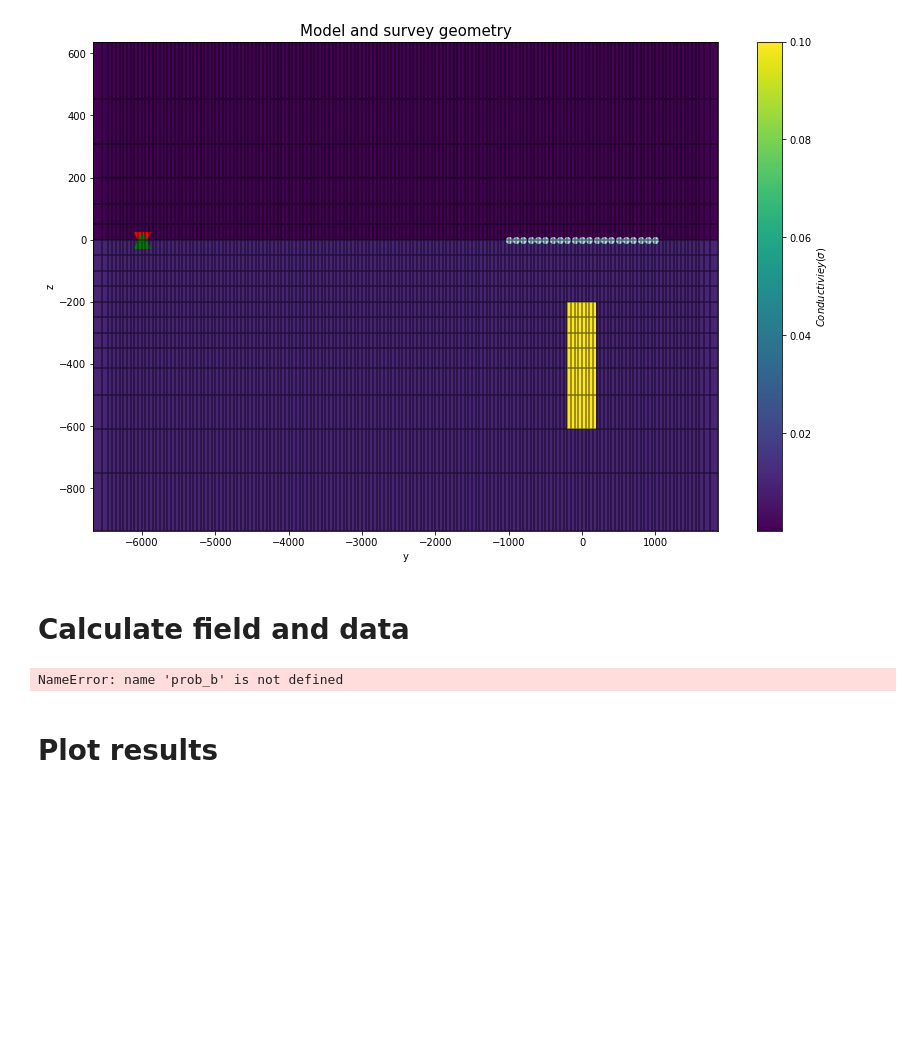
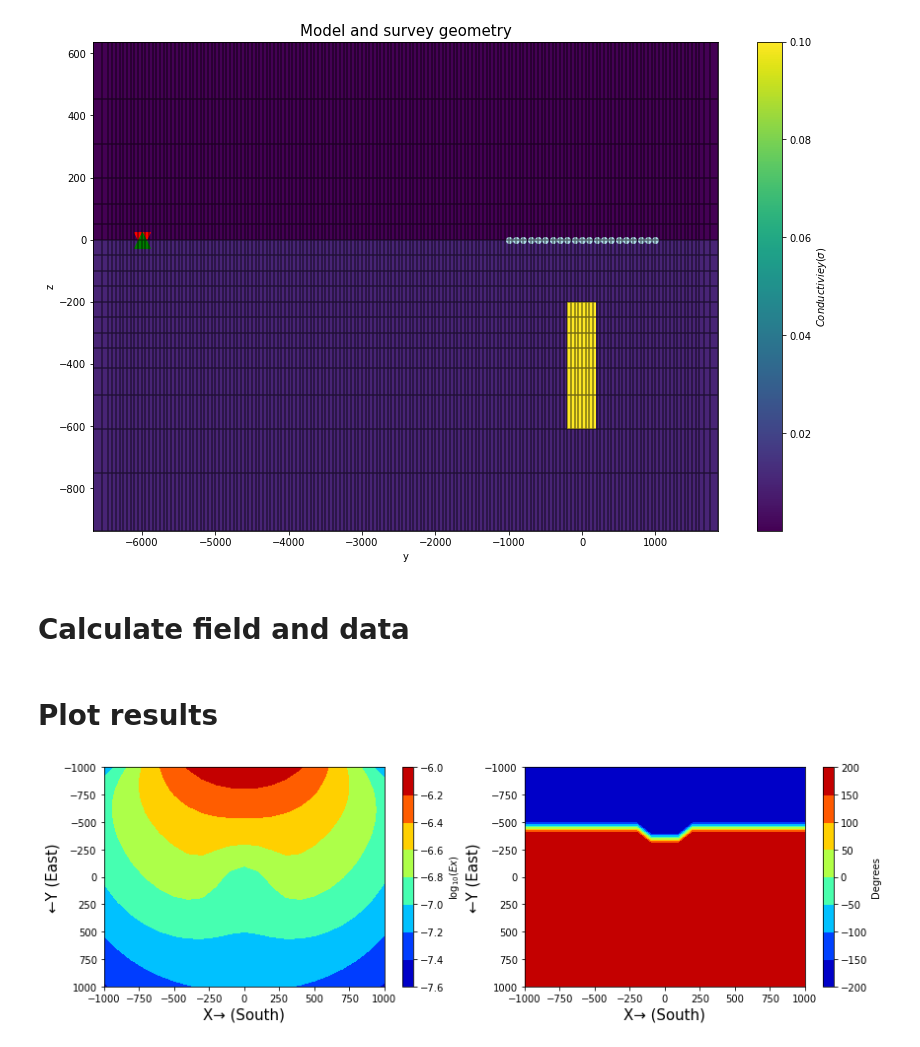
Before and after one commit to CSM-CGEM/cgem-simpeg-examples, a Jupyter notebook: fdem/CSEM Data Generation 3D.ipynb, the cells around one changed output. Drawn from its saved outputs; the diff is of its cells as text; code cells hidden in the pictures; blank space fills up the shorter version.

Commit message:
]
Muted magnetic part, and ploted the E data.

```diff
--- a/fdem/CSEM Data Generation 3D.ipynb
+++ b/fdem/CSEM Data Generation 3D.ipynb
@@ -236,13 +236,11 @@ plt.show()
 
 # Calculate fields
 e_field = prob_e.fields(sigma)    # Electric
-b_field = prob_b.fields(sigma)    # Magnetic
+#b_field = prob_b.fields(sigma)    # Magnetic
 
 # Calculate electric data and magnetic data
 e_data = survey_e.dpred(sigma, f=e_field)    # Electric
-b_data = survey_b.dpred(sigma, f=b_field)    # Magnetic
+#b_data = survey_b.dpred(sigma, f=b_field)    # Magnetic
-# %% [output]
-NameError: name 'prob_b' is not defined
 # %% [markdown]
 # Plot results
 # %%
@@ -254,14 +252,14 @@ NameError: name 'prob_b' is not defined
 # Separate real and imaginary parts
 e_data_real = e_data[0:len(rx_locs)]    # Electric
 e_data_imag = e_data[len(rx_locs):]
-b_data_real = b_data[0:len(rx_loc_x)]    # Magnetic
-b_data_imag = b_data[len(rx_loc_x):]
+#b_data_real = b_data[0:len(rx_loc_x)]    # Magnetic
+#b_data_imag = b_data[len(rx_loc_x):]
 
 # Calculate data amplitude and phase
 e_amp = np.sqrt(e_data_real**2 + e_data_imag**2)    # Electric
 e_phase = np.arctan2(e_data_imag, e_data_real)
-b_amp = np.sqrt(b_data_real**2 + b_data_imag**2)    # Magnetic
-b_phase = np.arctan2(b_data_imag, b_data_real)
+#b_amp = np.sqrt(b_data_real**2 + b_data_imag**2)    # Magnetic
+#b_phase = np.arctan2(b_data_imag, b_data_real)
 
 
 Datafig = plt.figure(5)
@@ -281,45 +279,47 @@ if len(rx_loc_x) or len(rx_loc_y) != 1:
 
     eplot2 = plt.subplot(222)
     e_phase_plot = eplot2.contourf(rx_loc_x, np.flip(rx_loc_y), np.degrees(e_phase), cmap='jet')
     eplot2.set_ylabel('←Y (East)', fontsize='15')
     eplot2.set_xlabel('X→ (South)', fontsize='15')
     plt.gca().invert_yaxis()
     bar_5222 = plt.colorbar(e_phase_plot, label='Degrees')
 
-    bplot1 = plt.subplot(223)
-    b_amp_plot = bplot1.contourf(rx_loc_x, np.flip(rx_loc_y), np.log10(b_amp), cmap='jet')
-    bplot1.set_ylabel('←Y (East)', fontsize='15')
-    bplot1.set_xlabel('X→ (South)', fontsize='15')
-    plt.gca().invert_yaxis()
-    bar_5225 = plt.colorbar(b_amp_plot, label='$\log_{10}(Hy)$')
+    #bplot1 = plt.subplot(223)
+    #b_amp_plot = bplot1.contourf(rx_loc_x, np.flip(rx_loc_y), np.log10(b_amp), cmap='jet')
+    #bplot1.set_ylabel('←Y (East)', fontsize='15')
+    #bplot1.set_xlabel('X→ (South)', fontsize='15')
+    #plt.gca().invert_yaxis()
+    #bar_5225 = plt.colorbar(b_amp_plot, label='$\log_{10}(Hy)$')
 
-    eplot2 = plt.subplot(223)
-    b_phase_plot = bplot2.contourf(rx_loc_x, np.flip(rx_loc_y), np.degrees(b_phase), cmap='jet')
-    bplot2.set_ylabel('←Y (East)', fontsize='15')
-    bplot2.set_xlabel('X→ (South)', fontsize='15')
-    plt.gca().invert_yaxis()
-    bar_5224 = plt.colorbar(b_phase_plot, label='Degrees')
+    #eplot2 = plt.subplot(223)
+    #b_phase_plot = bplot2.contourf(rx_loc_x, np.flip(rx_loc_y), np.degrees(b_phase), cmap='jet')
+    #bplot2.set_ylabel('←Y (East)', fontsize='15')
+    #bplot2.set_xlabel('X→ (South)', fontsize='15')
+    #plt.gca().invert_yaxis()
+    #bar_5224 = plt.colorbar(b_phase_plot, label='Degrees')
 
     plt.show()
 
 
 else:
     e_amp = np.sqrt(e_data_real**2 + e_data_imag**2)    # Electric
     e_phase = np.arctan2(e_data_imag, e_data_real)
 
     eplot = plt.subplot(111)
     eplot.semilogy(rx_loc_x, (e_amp), label='Ez Amplitude', linewidth=5)
     #eplot.plot(rx_loc_x, np.degrees(e_phase), marker='.', label='Phase (degree)')
     eplot.set_ylabel('Ez Ampliture (V/m)', fontsize='15')
     eplot.set_xlabel('Rx location', fontsize='15')
     plt.legend(fontsize='xx-large')
 
     #bplot = plt.subplot(122)
     #bplot.plot(rx_loc_x, np.log10(b_amp), label='Amplitude', linewidth=5)
     #bplot.plot(rx_loc_x, np.degrees(b_phase), marker='.', label='Phase (degree)')
 
     plt.legend(fontsize='xx-large')
     plt.show()
+# %% [output]
+[figure, added]
 # %%
 # Plot apparent resistivity
 
```
